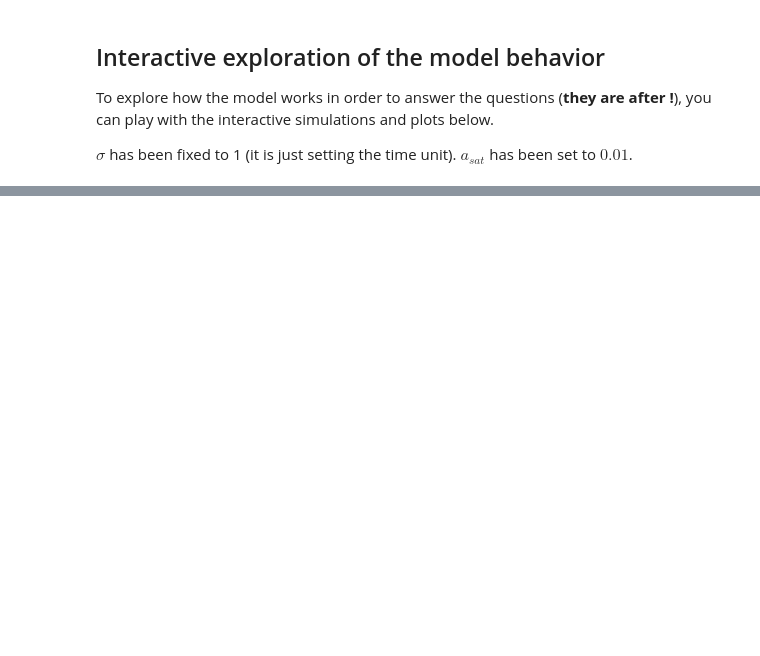
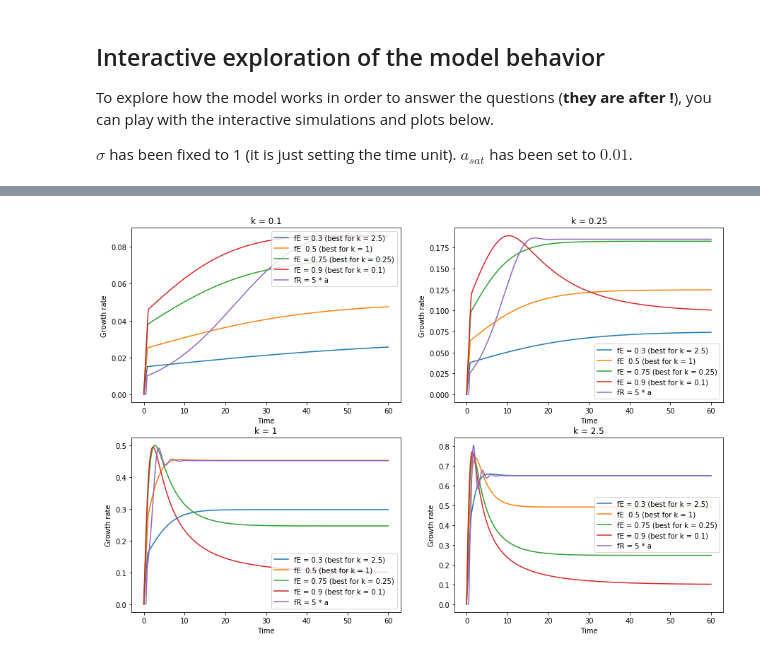
Before and after one commit to fbertaux/ERA_toymodel, a Jupyter notebook: ERA_coarse_grained_model_exercise_corrections.ipynb, the cells around one changed output, grey strips where cells are left out. Cells and saved outputs as stored; diff of their text form; code cells hidden in the pictures; blank space fills up the shorter version.

```diff
--- a/ERA_coarse_grained_model_exercise_corrections.ipynb
+++ b/ERA_coarse_grained_model_exercise_corrections.ipynb
@@ -107,20 +116,27 @@ import ERA_model_simulator
 # %%
-def fE_cst_0_25(e,r,a):
-    return 0.25
+def fE_cst_0_9(e,r,a):
+    return 0.9
+
+def fE_cst_0_75(e,r,a):
+    return 0.75
 
 def fE_cst_0_5(e,r,a):
     return 0.5
 
-def fE_cst_0_75(e,r,a):
-    return 0.75
+def fE_cst_0_3(e,r,a):
+    return 0.3
 
-def fE_pos_reg_a(e,r,a):
-    fE = a / (a + 0.1)
+def fR_5_a(e,r,a):
+    fR = 5 * a
+    fE = 1 - fR
     return fE
 
-fE_reg_funs = [('fE = 0.25',fE_cst_0_25),
-           ('fE = 0.5',fE_cst_0_5),
-           ('fE = 0.75',fE_cst_0_75),
-           ('fE = a / (a + 0.1)',fE_pos_reg_a)]
+fE_reg_funs = [('fE = 0.3 (best for k = 2.5)',fE_cst_0_3),
+           ('fE  0.5 (best for k = 1)',fE_cst_0_5),
+           ('fE = 0.75 (best for k = 0.25)',fE_cst_0_75),
+           ('fE = 0.9 (best for k = 0.1)',fE_cst_0_9),
+           ('fR = 5 * a',fR_5_a)]
 
 ERA_model_simulator.compare_regulation_functions(fE_reg_funs)
+# %% [output]
+[figure, added]
```
Also changed, not shown: parts of 2 cells of this notebook.
